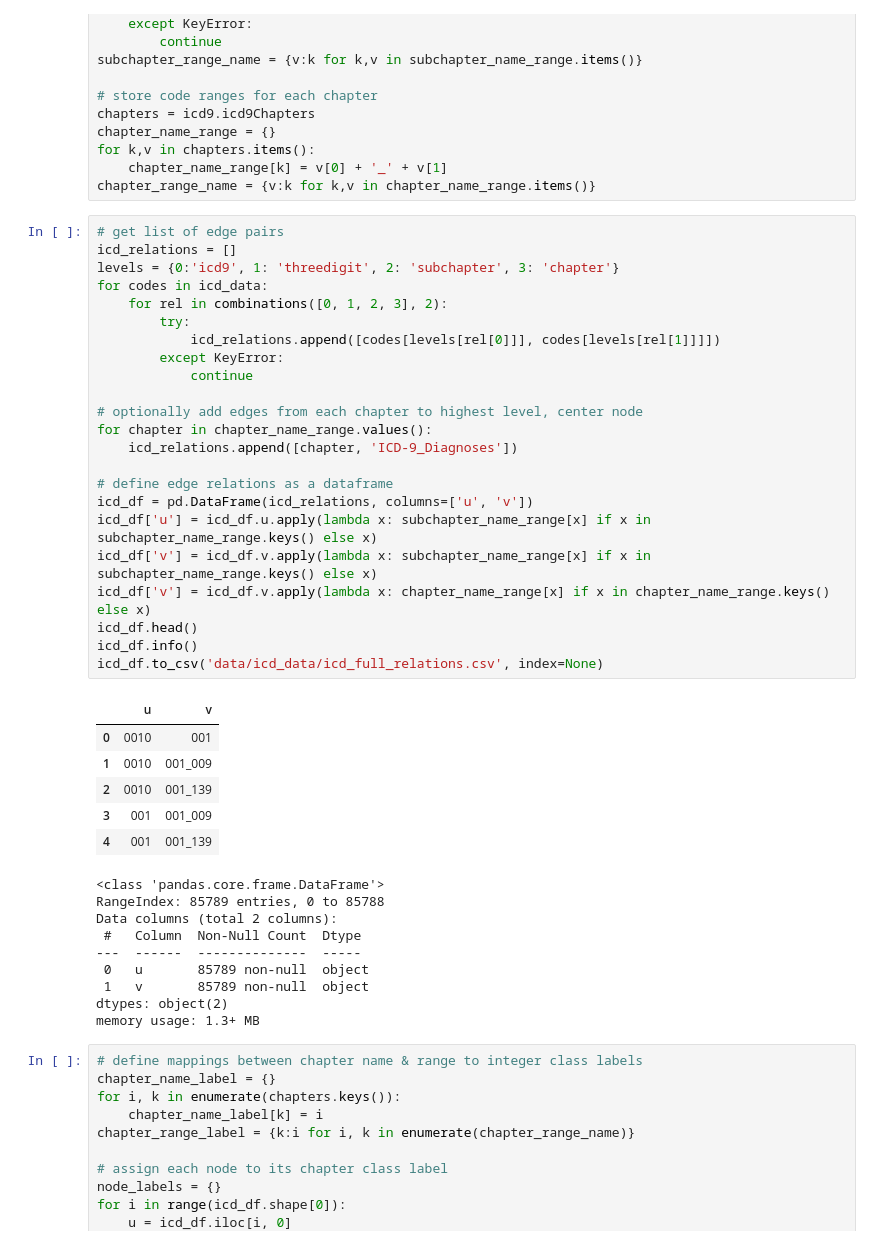
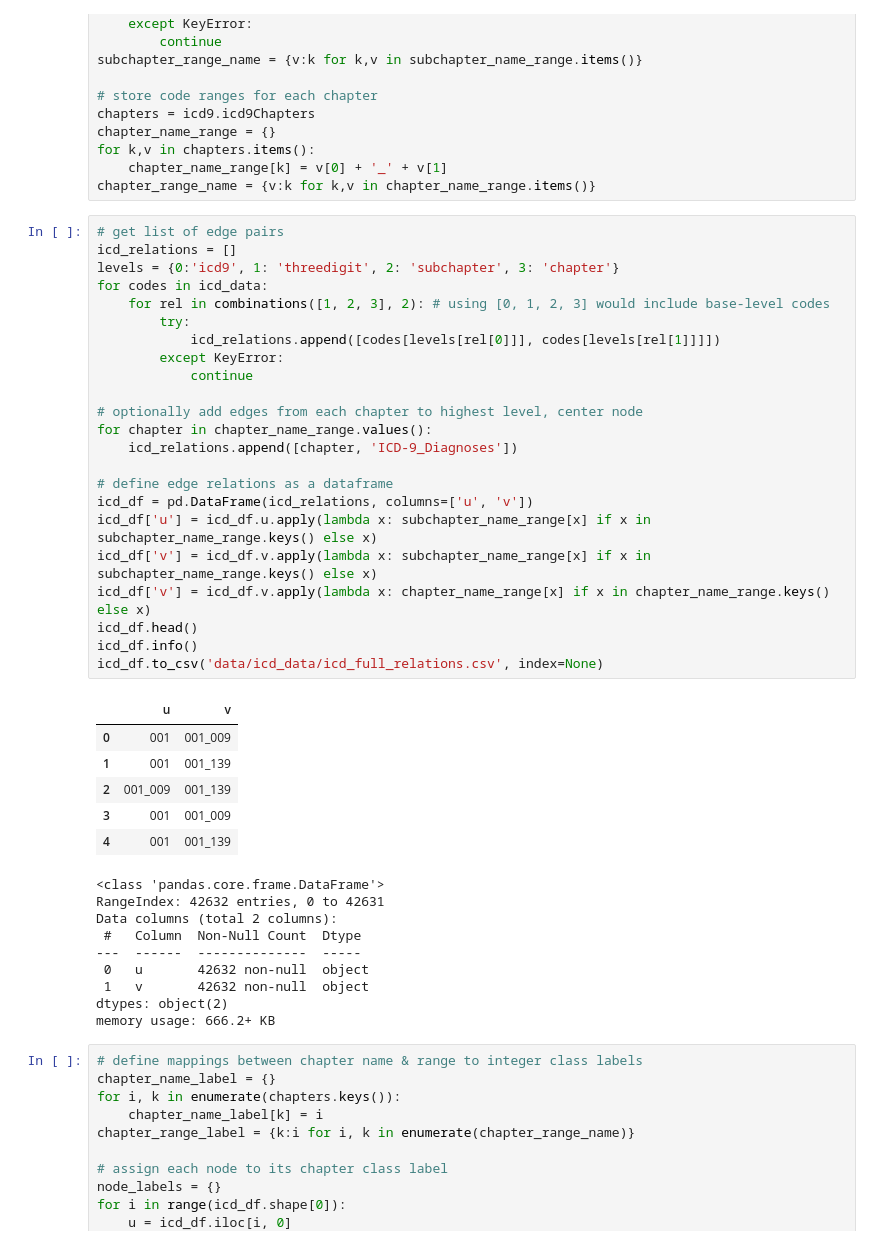
Before and after one commit to drewwilimitis/Hyperbolic-ICD-Embeddings-MIMIC3, a Jupyter notebook: hyperbolic_embedding_ICD9.ipynb, the cells around one changed output. Drawn from its saved outputs; the diff is of its cells as text.

```diff
--- a/hyperbolic_embedding_ICD9.ipynb
+++ b/hyperbolic_embedding_ICD9.ipynb
@@ -344,42 +344,42 @@ chapter_range_name = {v:k for k,v in chapter_name_range.items()}
 # %%
 # get list of edge pairs
 icd_relations = []
 levels = {0:'icd9', 1: 'threedigit', 2: 'subchapter', 3: 'chapter'}
 for codes in icd_data:
-    for rel in combinations([0, 1, 2, 3], 2):
+    for rel in combinations([1, 2, 3], 2): # using [0, 1, 2, 3] would include base-level codes
         try:
             icd_relations.append([codes[levels[rel[0]]], codes[levels[rel[1]]]])
         except KeyError:
             continue
 
 # optionally add edges from each chapter to highest level, center node
 for chapter in chapter_name_range.values():
     icd_relations.append([chapter, 'ICD-9_Diagnoses'])
 
 # define edge relations as a dataframe
 icd_df = pd.DataFrame(icd_relations, columns=['u', 'v'])
 icd_df['u'] = icd_df.u.apply(lambda x: subchapter_name_range[x] if x in subchapter_name_range.keys() else x)
 icd_df['v'] = icd_df.v.apply(lambda x: subchapter_name_range[x] if x in subchapter_name_range.keys() else x)
 icd_df['v'] = icd_df.v.apply(lambda x: chapter_name_range[x] if x in chapter_name_range.keys() else x)
 icd_df.head()
 icd_df.info()
 icd_df.to_csv('data/icd_data/icd_full_relations.csv', index=None)
 # %% [output]
 |  | u | v |
-| 0 | 0010 | 001 |
-| 1 | 0010 | 001_009 |
-| 2 | 0010 | 001_139 |
+| 0 | 001 | 001_009 |
+| 1 | 001 | 001_139 |
+| 2 | 001_009 | 001_139 |
 | 3 | 001 | 001_009 |
 | 4 | 001 | 001_139 |
 <class 'pandas.core.frame.DataFrame'>
-RangeIndex: 85789 entries, 0 to 85788
+RangeIndex: 42632 entries, 0 to 42631
 Data columns (total 2 columns):
  #   Column  Non-Null Count  Dtype
 ---  ------  --------------  -----
- 0   u       85789 non-null  object
- 1   v       85789 non-null  object
+ 0   u       42632 non-null  object
+ 1   v       42632 non-null  object
 dtypes: object(2)
-memory usage: 1.3+ MB
+memory usage: 666.2+ KB
 # %%
 # define mappings between chapter name & range to integer class labels
 chapter_name_label = {}
```
Also changed, not shown: parts of 6 cells of this notebook.
